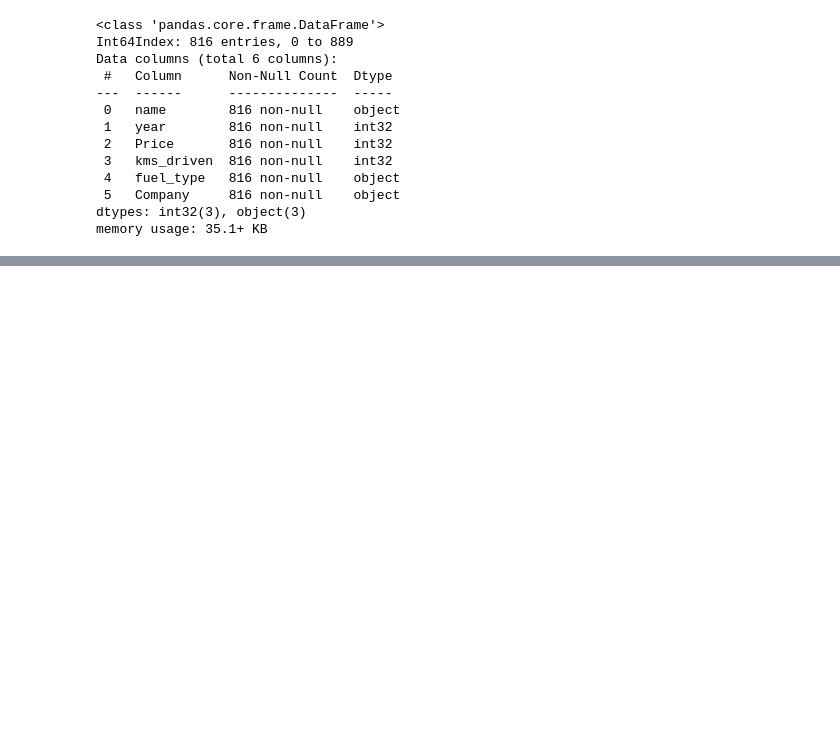
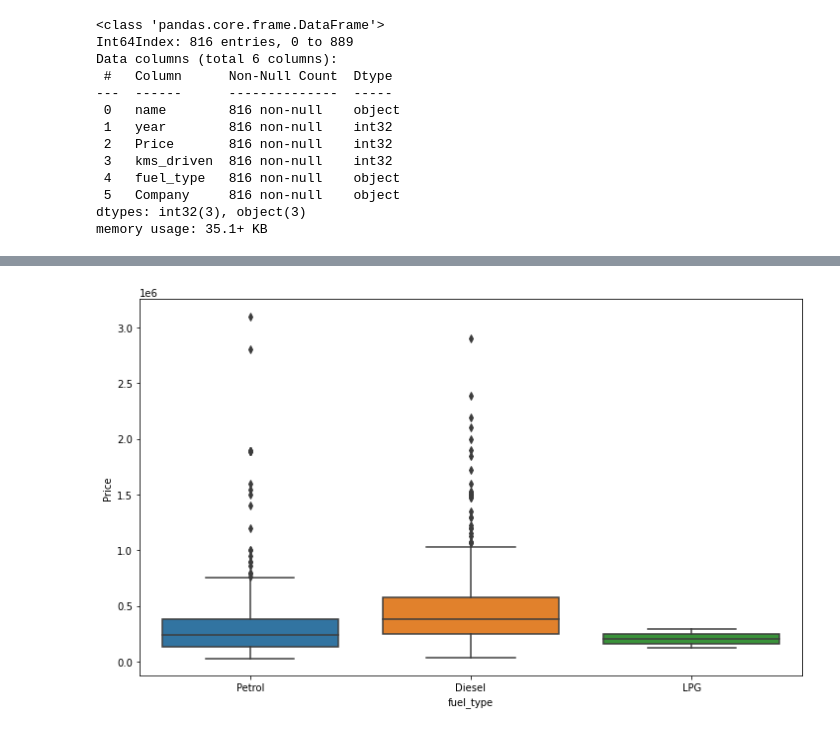
Before and after one commit to Bouaskaoun/car-price-prediction, a Jupyter notebook: main.ipynb, the cells around one changed output, grey strips where cells are left out. Cells and saved outputs as stored; diff of their text form; code cells hidden in the pictures; blank space fills up the shorter version.

```diff
--- a/main.ipynb
+++ b/main.ipynb
@@ -151,0 +207,6 @@ df.to_csv('cleaned_data.csv')
+# %%
+plt.subplots(figsize=(12,7))
+ax = sns.boxplot(data=df,x='fuel_type',y='Price')
+plt.show()
+# %% [output]
+[figure, added]
```
Also changed, not shown: parts of 8 cells of this notebook.
